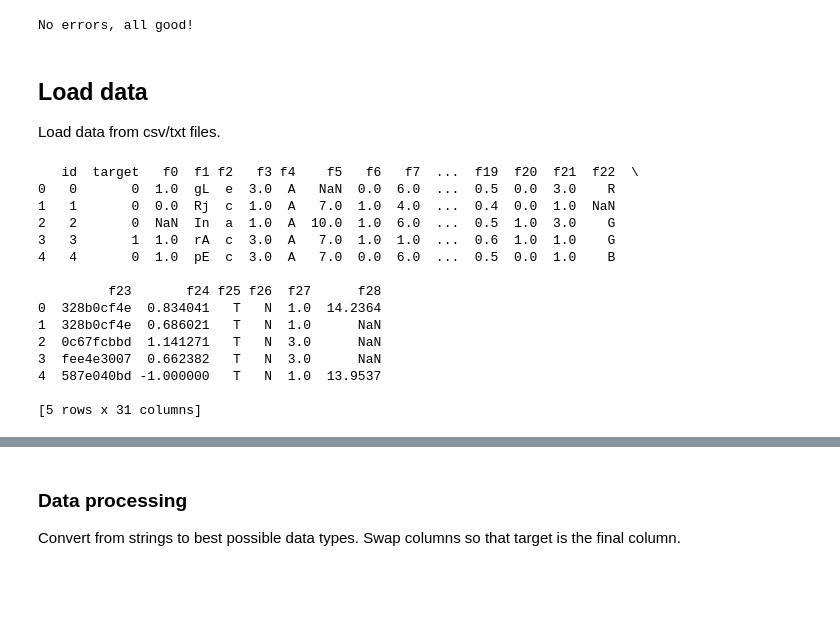
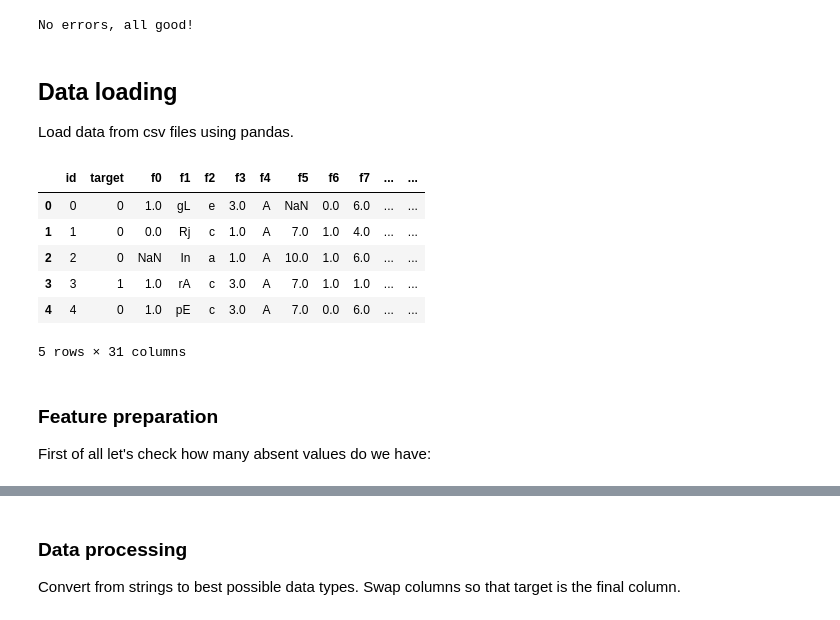
Before and after one commit to vicjor/tdt05-machine-learning, a Jupyter notebook: tdt05-notebook.ipynb, the cells around one changed output, grey strips where cells are left out. Saved outputs shown, nothing was run; the diff lists cells and outputs as text; code cells hidden in the pictures; blank space fills up the shorter version.

Commit message:
Improved prediction.

```diff
--- a/tdt05-notebook.ipynb
+++ b/tdt05-notebook.ipynb
@@ -21,33 +24,24 @@ print("No errors, all good!")
 # %% [output]
 No errors, all good!
 # %% [markdown]
-## Load data
-Load data from csv/txt files.
+## Data loading
+Load data from csv files using pandas.
 # %%
 df_test = pd.read_csv("data/challenge2_test.csv")
 # Uncomment line below to preview five first rows
 #df_test.head()
 
 df_train = pd.read_csv("data/challenge2_train.csv")
 # Uncomment line below to preview five first rows
-print(df_train.head())
-
-df_demo = pd.read_csv("data/demo_prediction.txt")
-# Uncomment line below to preview five first rows
-#df_demo.head()
+df_train.head()
 # %% [output]
+|  | id | target | f0 | f1 | f2 | f3 | f4 | f5 | f6 | f7 | ... | ... |
+| 0 | 0 | 0 | 1.0 | gL | e | 3.0 | A | NaN | 0.0 | 6.0 | ... | ... |
+| 1 | 1 | 0 | 0.0 | Rj | c | 1.0 | A | 7.0 | 1.0 | 4.0 | ... | ... |
+| 2 | 2 | 0 | NaN | In | a | 1.0 | A | 10.0 | 1.0 | 6.0 | ... | ... |
+| 3 | 3 | 1 | 1.0 | rA | c | 3.0 | A | 7.0 | 1.0 | 1.0 | ... | ... |
+| 4 | 4 | 0 | 1.0 | pE | c | 3.0 | A | 7.0 | 0.0 | 6.0 | ... | ... |
-   id  target   f0  f1 f2   f3 f4    f5   f6   f7  ...  f19  f20  f21  f22  \
-0   0       0  1.0  gL  e  3.0  A   NaN  0.0  6.0  ...  0.5  0.0  3.0    R
-1   1       0  0.0  Rj  c  1.0  A   7.0  1.0  4.0  ...  0.4  0.0  1.0  NaN
-2   2       0  NaN  In  a  1.0  A  10.0  1.0  6.0  ...  0.5  1.0  3.0    G
-3   3       1  1.0  rA  c  3.0  A   7.0  1.0  1.0  ...  0.6  1.0  1.0    G
-4   4       0  1.0  pE  c  3.0  A   7.0  0.0  6.0  ...  0.5  0.0  1.0    B
-
-         f23       f24 f25 f26  f27      f28
-0  328b0cf4e  0.834041   T   N  1.0  14.2364
-1  328b0cf4e  0.686021   T   N  1.0      NaN
-2  0c67fcbbd  1.141271   T   N  3.0      NaN
-3  fee4e3007  0.662382   T   N  3.0      NaN
-4  587e040bd -1.000000   T   N  1.0  13.9537
-
-[5 rows x 31 columns]
+5 rows × 31 columns
+# %% [markdown]
+### Feature preparation
+First of all let's check how many absent values do we have:
```
Also changed, not shown: parts of 26 cells of this notebook, 1 other file.
